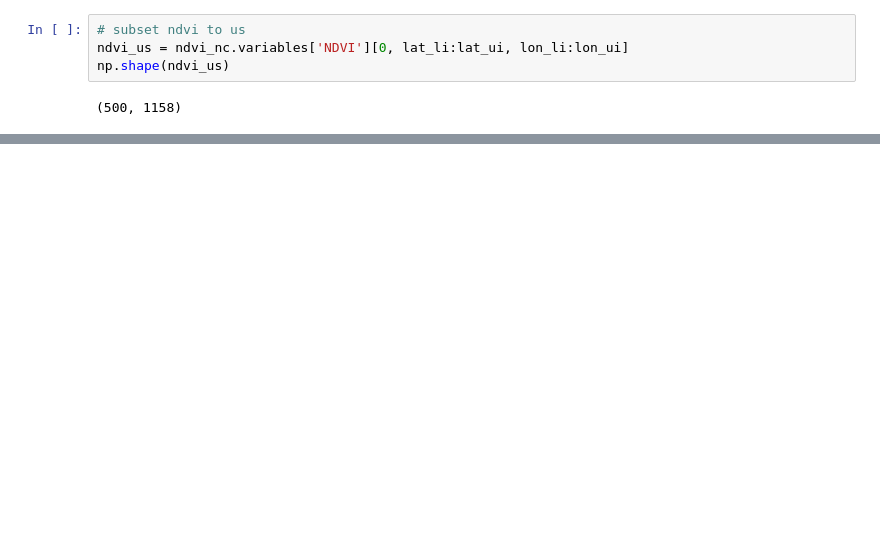
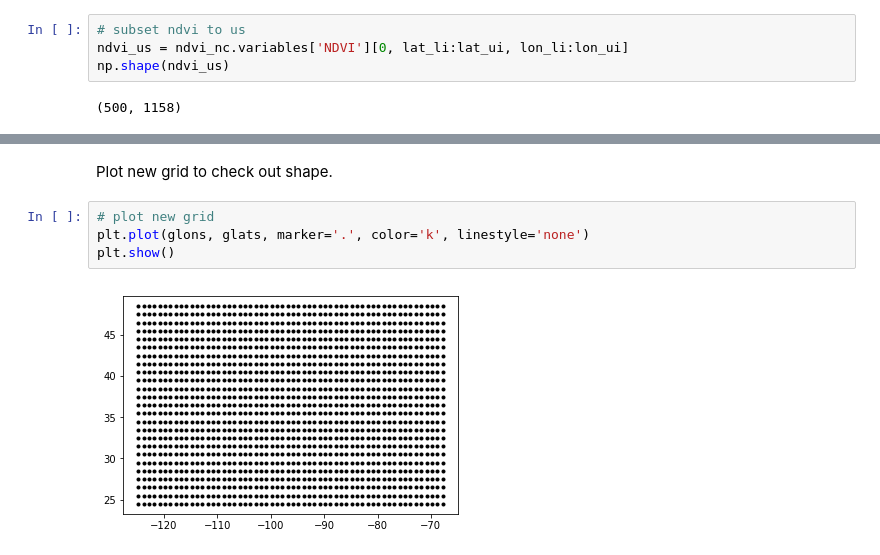
Before and after one commit to RyanGan/fire_predictor, a Jupyter notebook: py_scripts/ndvi_coords.ipynb, the cells around one changed output, grey strips where cells are left out. Drawn from its saved outputs; the diff is of its cells as text; blank space fills up the shorter version.

```diff
--- a/py_scripts/ndvi_coords.ipynb
+++ b/py_scripts/ndvi_coords.ipynb
@@ -124,0 +163,8 @@ np.shape(ndvi_us)
+# %% [markdown]
+Plot new grid to check out shape.
+# %%
+# plot new grid
+plt.plot(glons, glats, marker='.', color='k', linestyle='none')
+plt.show()
+# %% [output]
+[figure, added]
```
Also changed, not shown: parts of 31 cells of this notebook, 2 other files.
